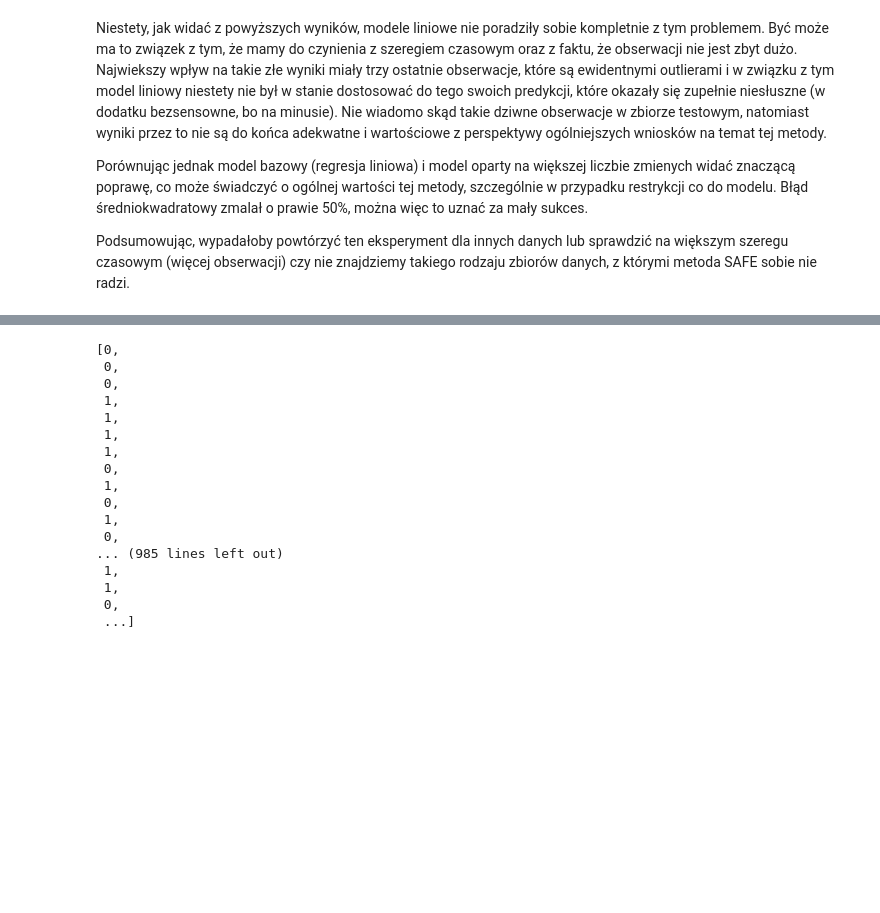
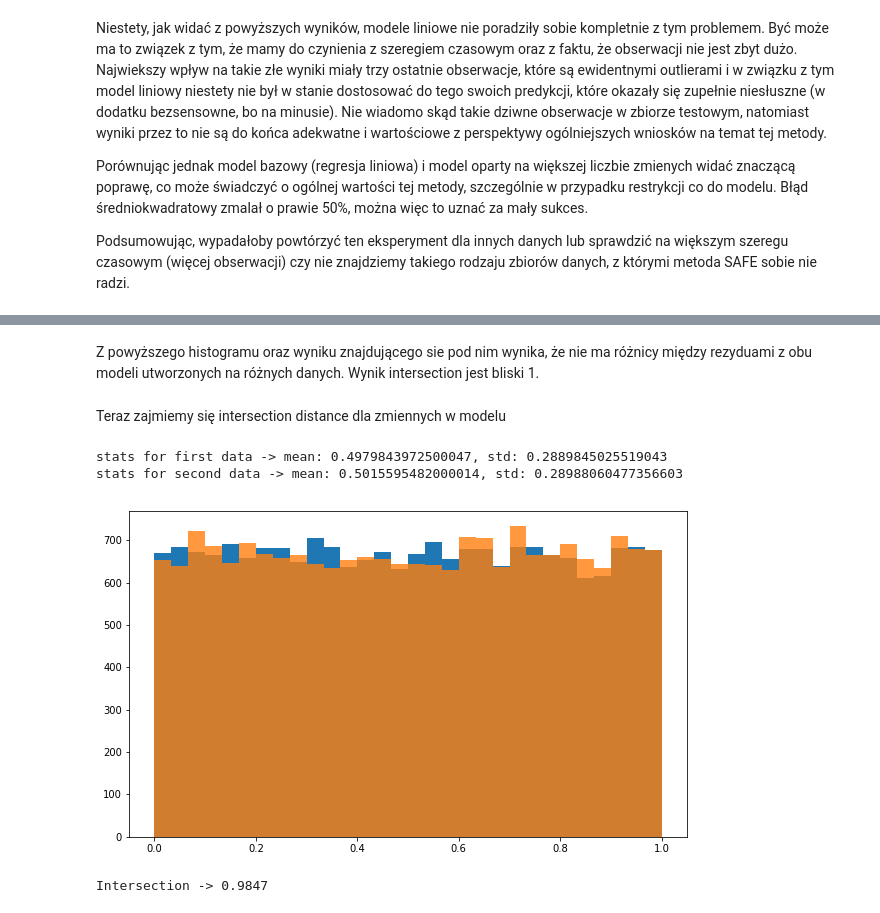
Before and after one commit to pbiecek/InterpretableMachineLearning2018S, a Jupyter notebook: PraceDomowe/PD9/DawidLipskiPD9.ipynb, the cells around one changed output, grey strips where cells are left out. Cells and saved outputs as stored; diff of their text form; code cells hidden in the pictures; blank space fills up the shorter version.

```diff
--- a/PraceDomowe/PD9/DawidLipskiPD9.ipynb
+++ b/PraceDomowe/PD9/DawidLipskiPD9.ipynb
@@ -696,20 +706,29 @@ y_1 = [i for i in y_1.values]
-# %%
-y_1
-# %% [output]
-[0,
- 0,
- 0,
- 1,
- 1,
- 1,
- 1,
- 0,
- 1,
- 0,
- 1,
- 0,
-... (985 lines left out)
- 1,
- 1,
- 0,
- ...]
+# %% [markdown]
+Z powyższego histogramu oraz wyniku znajdującego sie pod nim wynika, że nie ma różnicy między rezyduami z obu modeli utworzonych na różnych danych. Wynik intersection jest bliski 1.
+# %% [markdown]
+Teraz zajmiemy się intersection distance dla zmiennych w modelu
+# %%
+test0 = X.iloc[:20000, :]
+test1 = X.iloc[-20000:, :]
+# %%
+def intersection_distance(x: pd.Series, y: pd.Series, bins):
+    print(f'stats for first data -> mean: {x.mean()}, std: {x.std()}')
+    print(f'stats for second data -> mean: {y.mean()}, std: {y.std()}')
+
+    plt.figure(figsize=(10, 6))
+    h0 = plt.hist(x, bins=bins)[0]
+    h1 = plt.hist(y, bins=bins, alpha=0.8)[0]
+    plt.show()
+
+    intersection = 0
+    for i in range(len(h0)):
+        intersection = intersection + min(h0[0], h1[i])
+
+    print(f'Intersection -> {intersection/len(x)}')
+# %%
+intersection_distance(test0.iloc[:, 0], test1.iloc[:, 0], 30)
+# %% [output]
+stats for first data -> mean: 0.4979843972500047, std: 0.2889845025519043
+stats for second data -> mean: 0.5015595482000014, std: 0.28988060477356603
+[figure, added]
+Intersection -> 0.9847
```
Also changed, not shown: parts of 21 cells of this notebook.
